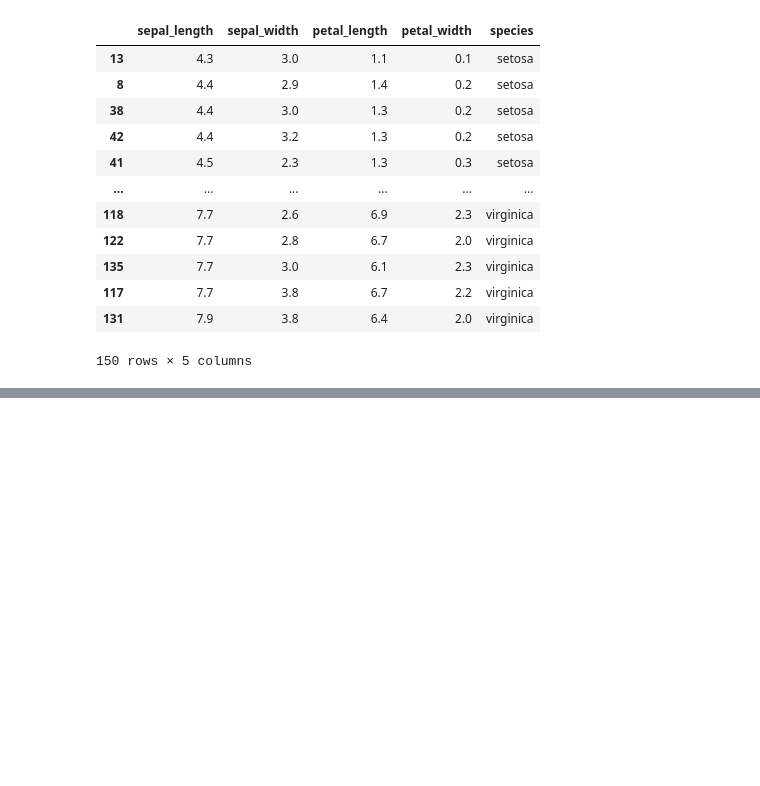
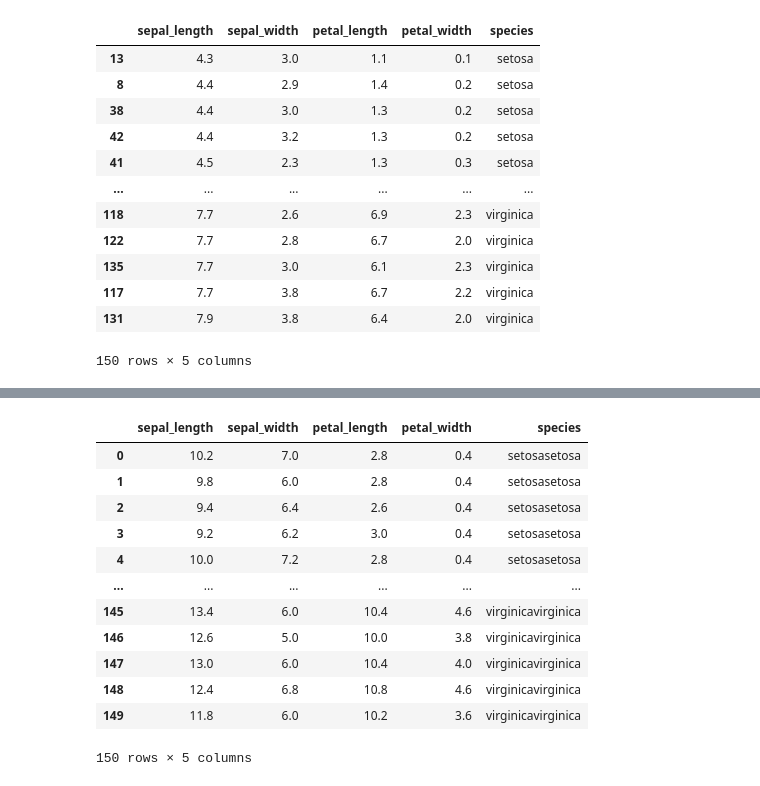
Before and after one commit to Alpha-0010/IrisDataSet, a Jupyter notebook: Iris.ipynb, the cells around one changed output, grey strips where cells are left out. Drawn from its saved outputs; the diff is of its cells as text; code cells hidden in the pictures; blank space fills up the shorter version.

```diff
--- a/Iris.ipynb
+++ b/Iris.ipynb
@@ -154,0 +171,17 @@ iris.sort_values(by=['sepal_length','sepal_width'])
+# %%
+# Add the value of each column to itself.
+iris.apply(lambda x: x+x)
+# %% [output]
+|  | sepal_length | sepal_width | petal_length | petal_width | species |
+| 0 | 10.2 | 7.0 | 2.8 | 0.4 | setosasetosa |
+| 1 | 9.8 | 6.0 | 2.8 | 0.4 | setosasetosa |
+| 2 | 9.4 | 6.4 | 2.6 | 0.4 | setosasetosa |
+| 3 | 9.2 | 6.2 | 3.0 | 0.4 | setosasetosa |
+| 4 | 10.0 | 7.2 | 2.8 | 0.4 | setosasetosa |
+| ... | ... | ... | ... | ... | ... |
+| 145 | 13.4 | 6.0 | 10.4 | 4.6 | virginicavirginica |
+| 146 | 12.6 | 5.0 | 10.0 | 3.8 | virginicavirginica |
+| 147 | 13.0 | 6.0 | 10.4 | 4.0 | virginicavirginica |
+| 148 | 12.4 | 6.8 | 10.8 | 4.6 | virginicavirginica |
+| 149 | 11.8 | 6.0 | 10.2 | 3.6 | virginicavirginica |
+150 rows × 5 columns
```
Also changed, not shown: parts of 9 cells of this notebook.
